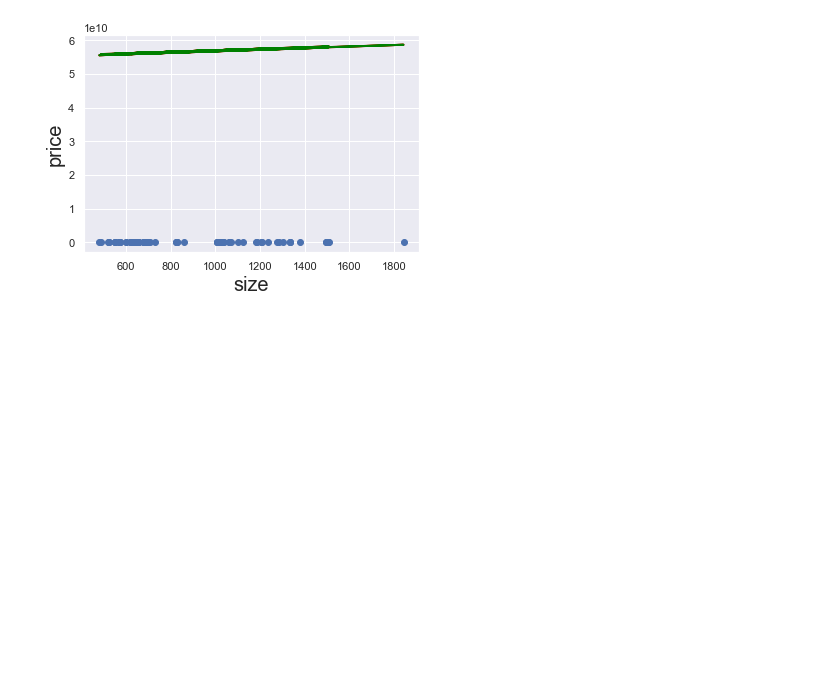
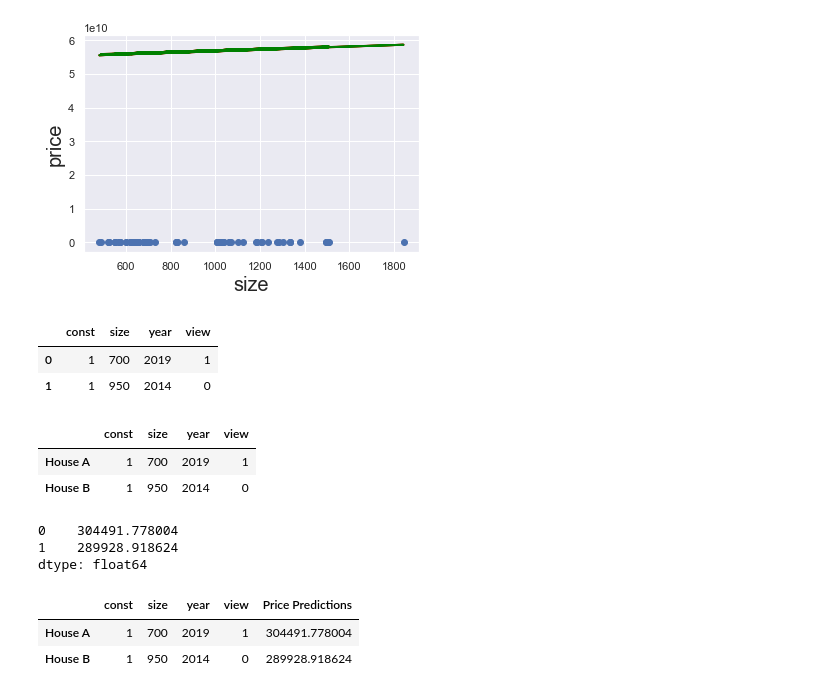
Before and after one commit to LaodeMFauzan/data-science-projects, a Jupyter notebook: regression-model/Multiple Linear Regression with Dummies Exercise.ipynb, the cells around one changed output. Cells and saved outputs as stored; diff of their text form; code cells hidden in the pictures; blank space fills up the shorter version.

```diff
--- a/regression-model/Multiple Linear Regression with Dummies Exercise.ipynb
+++ b/regression-model/Multiple Linear Regression with Dummies Exercise.ipynb
@@ -161,3 +137,34 @@ plt.ylabel('price',fontsize = 20)
 plt.show()
 # %% [output]
 [figure]
+# %%
+x
+new_data = pd.DataFrame({'const':1,'size':[700,950],'year':[2019,2014],'view':[1,0]})
+new_data= new_data[['const','size','year','view']]
+new_data
+# %% [output]
+|  | const | size | year | view |
+| 0 | 1 | 700 | 2019 | 1 |
+| 1 | 1 | 950 | 2014 | 0 |
+# %%
+new_data.rename(index = {0 : 'House A',1 : 'House B'})
+# %% [output]
+|  | const | size | year | view |
+| House A | 1 | 700 | 2019 | 1 |
+| House B | 1 | 950 | 2014 | 0 |
+# %%
+predictions = results.predict(new_data)
+
+predictions
+# %% [output]
+0    304491.778004
+1    289928.918624
+dtype: float64
+# %%
+predictionsdf = pd.DataFrame({'Price Predictions' : predictions})
+joined = new_data.join(predictionsdf)
+joined.rename(index = {0 : 'House A',1 : 'House B'})
+# %% [output]
+|  | const | size | year | view | Price Predictions |
+| House A | 1 | 700 | 2019 | 1 | 304491.778004 |
+| House B | 1 | 950 | 2014 | 0 | 289928.918624 |
```
Also changed, not shown: parts of 2 cells of this notebook, 9 other files.
